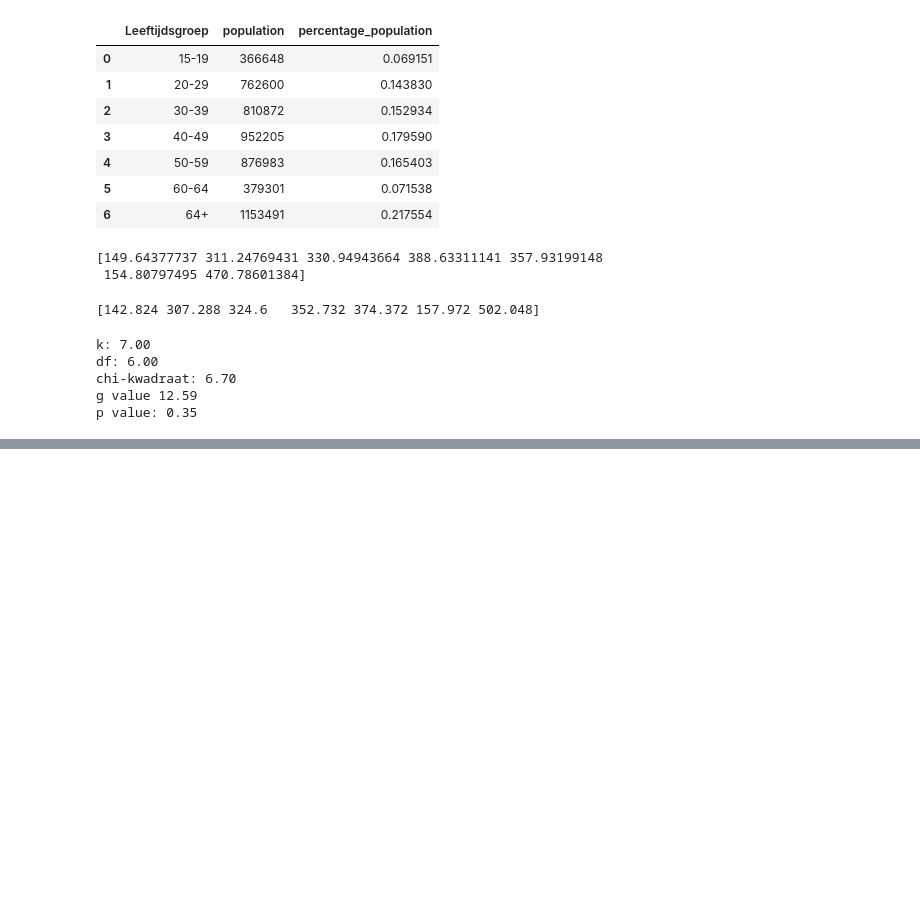
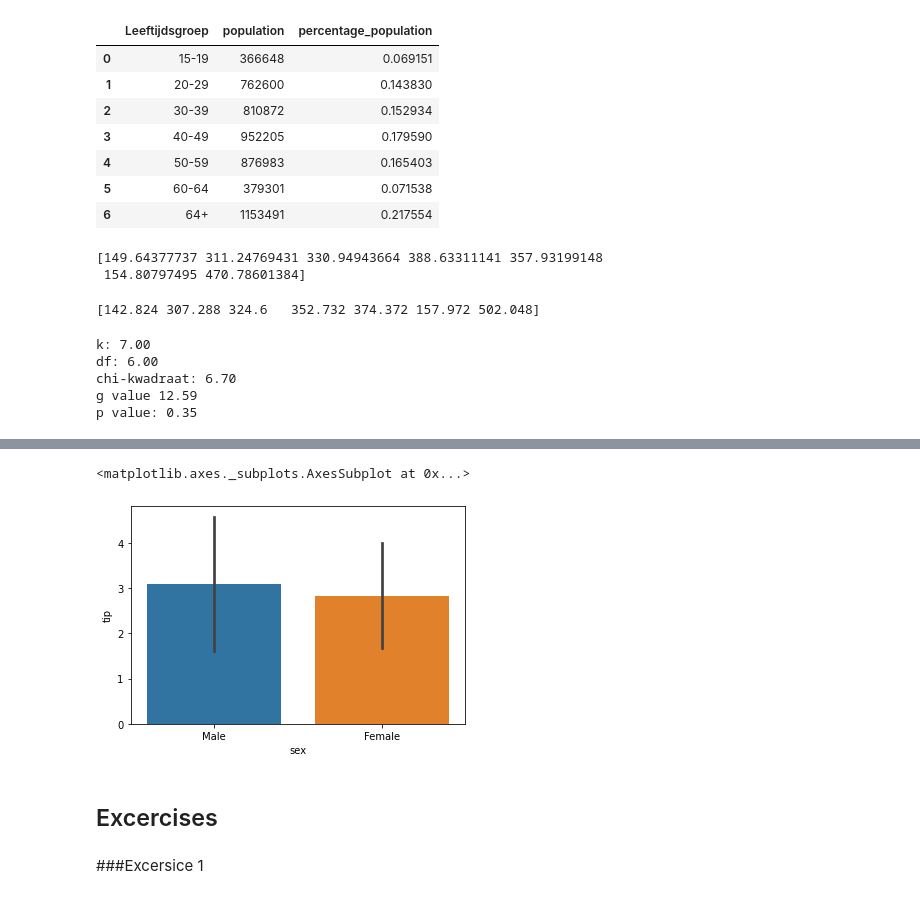
Before and after one commit to arnauddormaels/Data-Science-and-AI, a Jupyter notebook: Solution Labs/Cheat-sheet.ipynb, the cells around one changed output, grey strips where cells are left out. Saved outputs shown, nothing was run; the diff lists cells and outputs as text; code cells hidden in the pictures; blank space fills up the shorter version.

```diff
--- a/Solution Labs/Cheat-sheet.ipynb
+++ b/Solution Labs/Cheat-sheet.ipynb
@@ -1152,0 +1212,10 @@ p value: 0.35
+# %%
+#bar chart with error bars
+sns.barplot(data=tips, x='sex', y='tip',ci='sd')
+# %% [output]
+<matplotlib.axes._subplots.AxesSubplot at 0x...>
+[figure, added]
+# %% [markdown]
+## Excercises
+# %% [markdown]
+###Excersice 1
```
Also changed, not shown: parts of 25 cells of this notebook.
